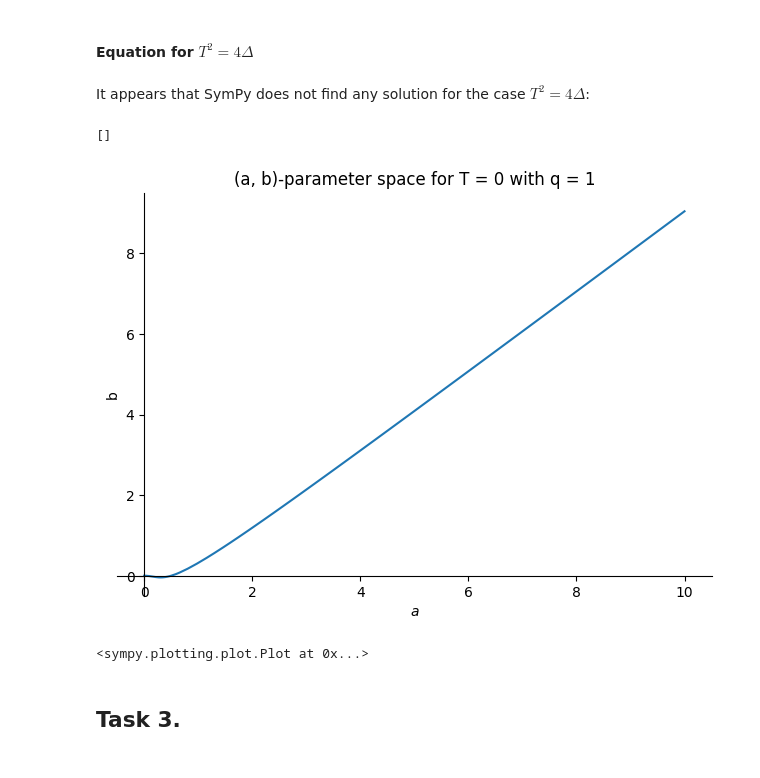
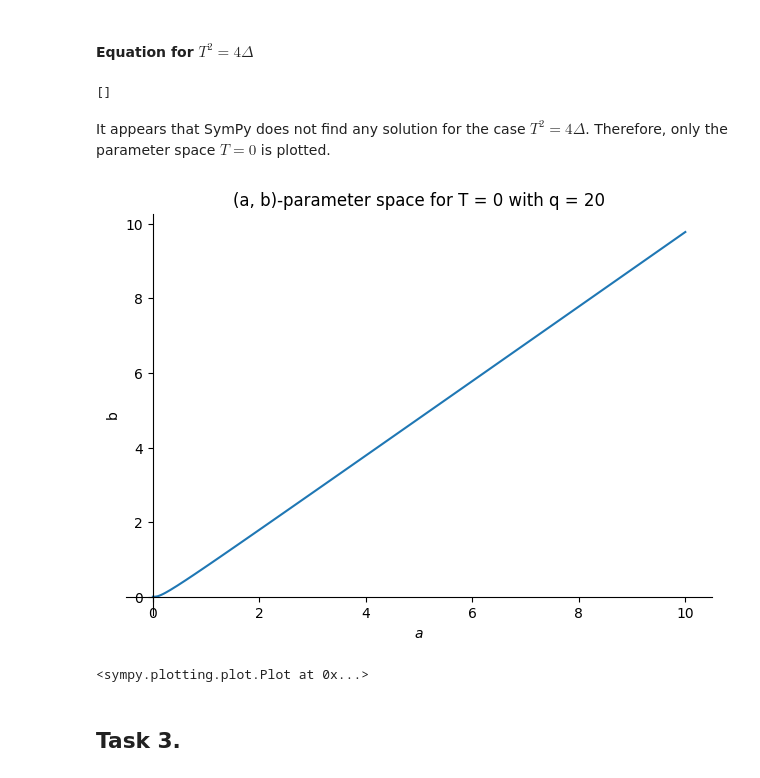
Before and after one commit to IngoGiebel/qbio202-exercises, a Jupyter notebook: QBio202 Deterministic Processes in Biology - Exercises 06 - Solutions Ingo Giebel.ipynb, the cells around one changed output. Saved outputs shown, nothing was run; the diff lists cells and outputs as text; code cells hidden in the pictures.

```diff
--- a/QBio202 Deterministic Processes in Biology - Exercises 06 - Solutions Ingo Giebel.ipynb
+++ b/QBio202 Deterministic Processes in Biology - Exercises 06 - Solutions Ingo Giebel.ipynb
@@ -279,2 +269,3 @@ The trace $T$ of the Jacobian matrix evaluated at the steady state for the fixed
 # %%
-Trace_A_ss_q_fix = Trace_A_ss.subs(q, 1).simplify()
+Trace_A_ss_q_fix = Trace_A_ss.subs(q, 20).simplify()
+Trace_A_ss_q_fix
@@ -307,20 +294,19 @@ $\displaystyle \frac{4 a}{3} - \frac{- 15 a^{2} + 6 a + \left(1 - 4 a\right)^{2}
 # %% [markdown]
 #### Equation for $T^2 = 4\Delta$
-# %% [markdown]
-It appears that SymPy does not find any solution for the case $T^2 = 4\Delta$:
 # %%
 Trace_sqrd_eq_4det_q_fix = solve(Trace_A_ss_q_fix**2 - 4 * Det_A_ss_q_fix, b)
+Trace_sqrd_eq_4det_q_fix
+# %% [output]
+[]
-# %%
-Trace_sqrd_eq_4det_q_fix
-# %% [output]
-[]
+# %% [markdown]
+It appears that SymPy does not find any solution for the case $T^2 = 4\Delta$. Therefore, only the parameter space $T = 0$ is plotted.
 # %%
 plot(
     Trace_eq_0_q_fix[0], (a, 0, 10),
     ylabel = "b",
-    title = "(a, b)-parameter space for T = 0 with q = 1")
+    title = "(a, b)-parameter space for T = 0 with q = 20")
 # %% [output]
-[figure, old version]
+[figure, new version]
 <sympy.plotting.plot.Plot at 0x...>
 # %% [markdown]
 ## Task 3.
```
Also changed, not shown: parts of 37 cells of this notebook.
